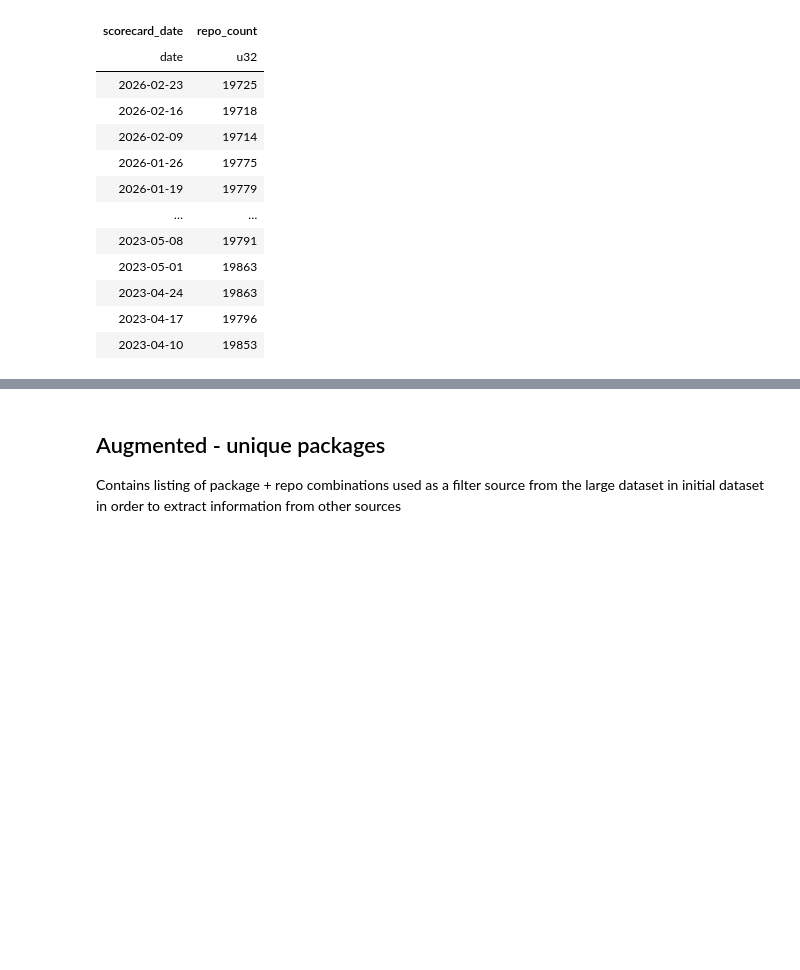
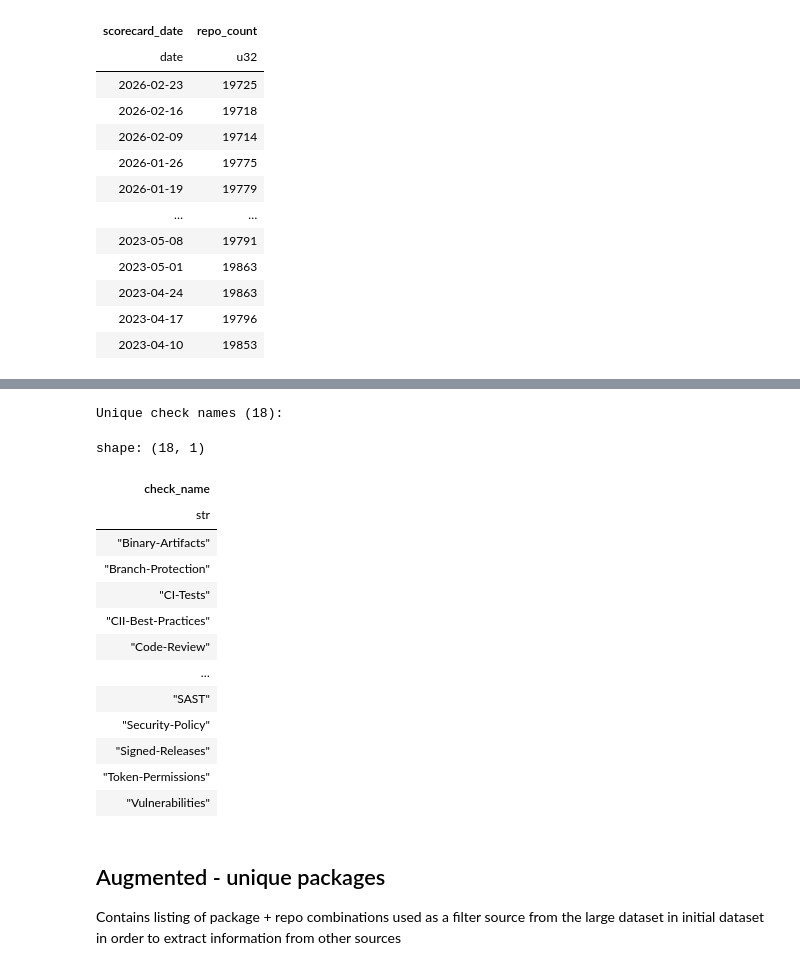
Before and after one commit to shcherbin/mads-siads-699-winter-2026-capstone, a Jupyter notebook: notebooks/EDA/harjason_data_src_eval.ipynb, the cells around one changed output, grey strips where cells are left out. Saved outputs shown, nothing was run; the diff lists cells and outputs as text; code cells hidden in the pictures; blank space fills up the shorter version.

```diff
--- a/notebooks/EDA/harjason_data_src_eval.ipynb
+++ b/notebooks/EDA/harjason_data_src_eval.ipynb
@@ -285,3 +337,36 @@ df_pypi_scorecards.select("check_name").unique().to_pandas().head(50)
+# %%
+# unique values for scorecard.checks.name (nested under scorecard struct)
+unique_check_names = (
+    df_ossf_scorecards_cli_src
+    .select(
+        pl.col("scorecard")
+        .struct.field("checks")
+        .list.eval(pl.element().struct.field("name"))
+        .alias("check_name")
+    )
+    .explode("check_name")
+    .drop_nulls()
+    .unique()
+    .sort("check_name")
+)
+print(f"Unique check names ({unique_check_names.height}):")
+display(unique_check_names)
+# %% [output]
+Unique check names (18):
+shape: (18, 1)
+| check_name |
+| str |
+| "Binary-Artifacts" |
+| "Branch-Protection" |
+| "CI-Tests" |
+| "CII-Best-Practices" |
+| "Code-Review" |
+| … |
+| "SAST" |
+| "Security-Policy" |
+| "Signed-Releases" |
+| "Token-Permissions" |
+| "Vulnerabilities" |
 # %% [markdown]
 ## Augmented - unique packages
 
```
Also changed, not shown: parts of 13 cells of this notebook, 6 other files.
